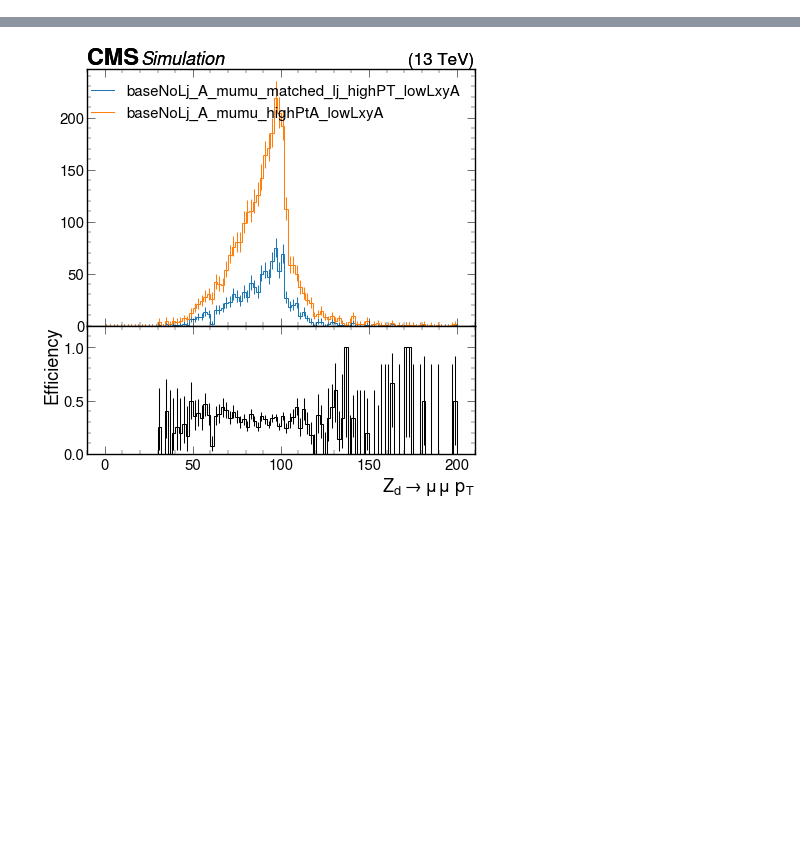
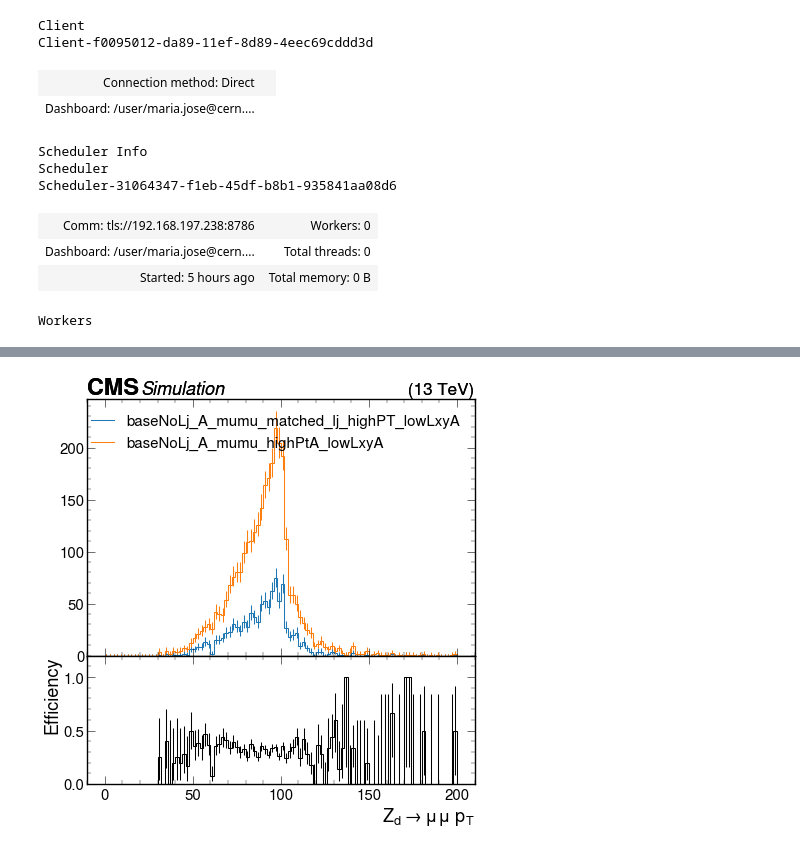
Before and after one commit to yeopjjang/SIDM, a Jupyter notebook: sidm/studies/ljRecoEffi_studies/mu_lj_effi.ipynb, the cells around one changed output, grey strips where cells are left out. Cells and saved outputs as stored; diff of their text form; code cells hidden in the pictures; blank space fills up the shorter version.

```diff
--- a/sidm/studies/ljRecoEffi_studies/mu_lj_effi.ipynb
+++ b/sidm/studies/ljRecoEffi_studies/mu_lj_effi.ipynb
@@ -93,0 +22,15 @@ in divide
+# %%
+client = scaleout.make_dask_client("tls://localhost:8786")
+client
+# %% [output]
+Client
+Client-f0095012-da89-11ef-8d89-4eec69cddd3d
+| Connection method: Direct |  |
+| Dashboard: /user/maria.jose@cern.... |  |
+Scheduler Info
+Scheduler
+Scheduler-31064347-f1eb-45df-b8b1-935841aa08d6
+| Comm: tls://192.168.197.238:8786 | Workers: 0 |
+| Dashboard: /user/maria.jose@cern.... | Total threads: 0 |
+| Started: 5 hours ago | Total memory: 0 B |
+Workers
```
Also changed, not shown: parts of 5 cells of this notebook, 1 other file.
